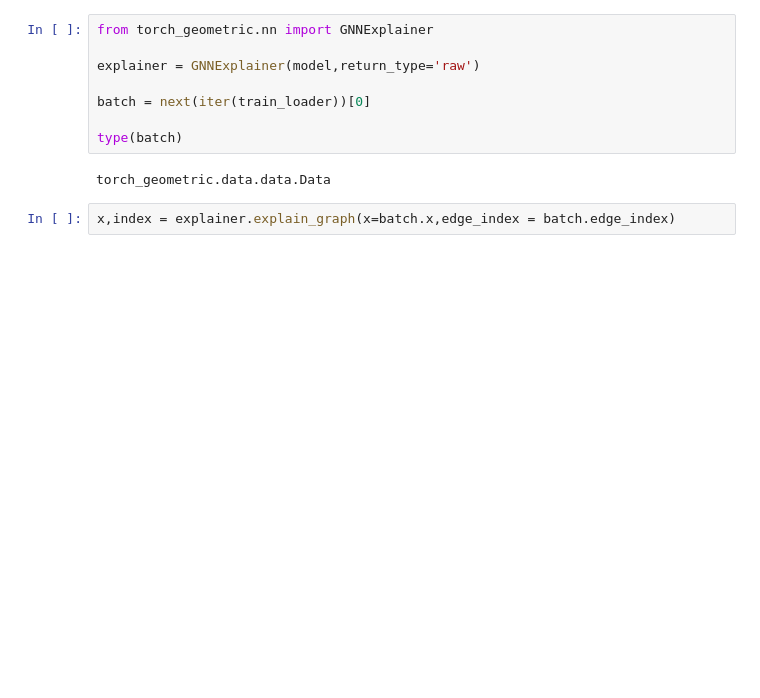
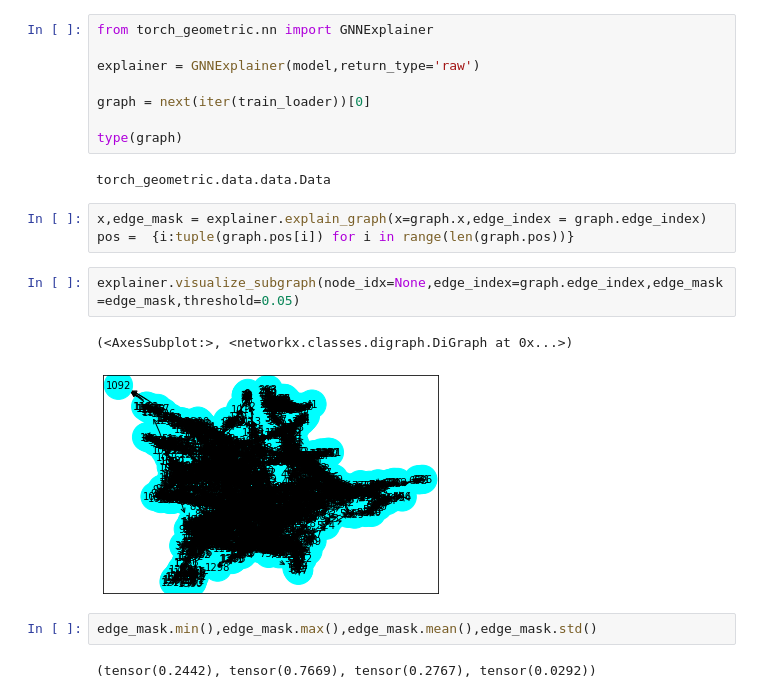
Before and after one commit to A-F-V/XAI-Cancer-Diagnosis, a Jupyter notebook: notebooks/explainability/GNNExplainer.ipynb, the cells around one changed output. Saved outputs shown, nothing was run; the diff lists cells and outputs as text; blank space fills up the shorter version.

```diff
--- a/notebooks/explainability/GNNExplainer.ipynb
+++ b/notebooks/explainability/GNNExplainer.ipynb
@@ -92,10 +89,20 @@ from torch_geometric.nn import GNNExplainer
 
 explainer = GNNExplainer(model,return_type='raw')
 
-batch = next(iter(train_loader))[0]
+graph = next(iter(train_loader))[0]
 
-type(batch)
+type(graph)
 # %% [output]
 torch_geometric.data.data.Data
-# %%
-x,index = explainer.explain_graph(x=batch.x,edge_index = batch.edge_index)
+# %%
+x,edge_mask = explainer.explain_graph(x=graph.x,edge_index = graph.edge_index)
+pos =  {i:tuple(graph.pos[i]) for i in range(len(graph.pos))}
+# %%
+explainer.visualize_subgraph(node_idx=None,edge_index=graph.edge_index,edge_mask=edge_mask,threshold=0.05)
+# %% [output]
+(<AxesSubplot:>, <networkx.classes.digraph.DiGraph at 0x...>)
+[figure, added]
+# %%
+edge_mask.min(),edge_mask.max(),edge_mask.mean(),edge_mask.std()
+# %% [output]
+(tensor(0.2442), tensor(0.7669), tensor(0.2767), tensor(0.0292))
```
Also changed, not shown: parts of 1 cell of this notebook, 6 other files.
